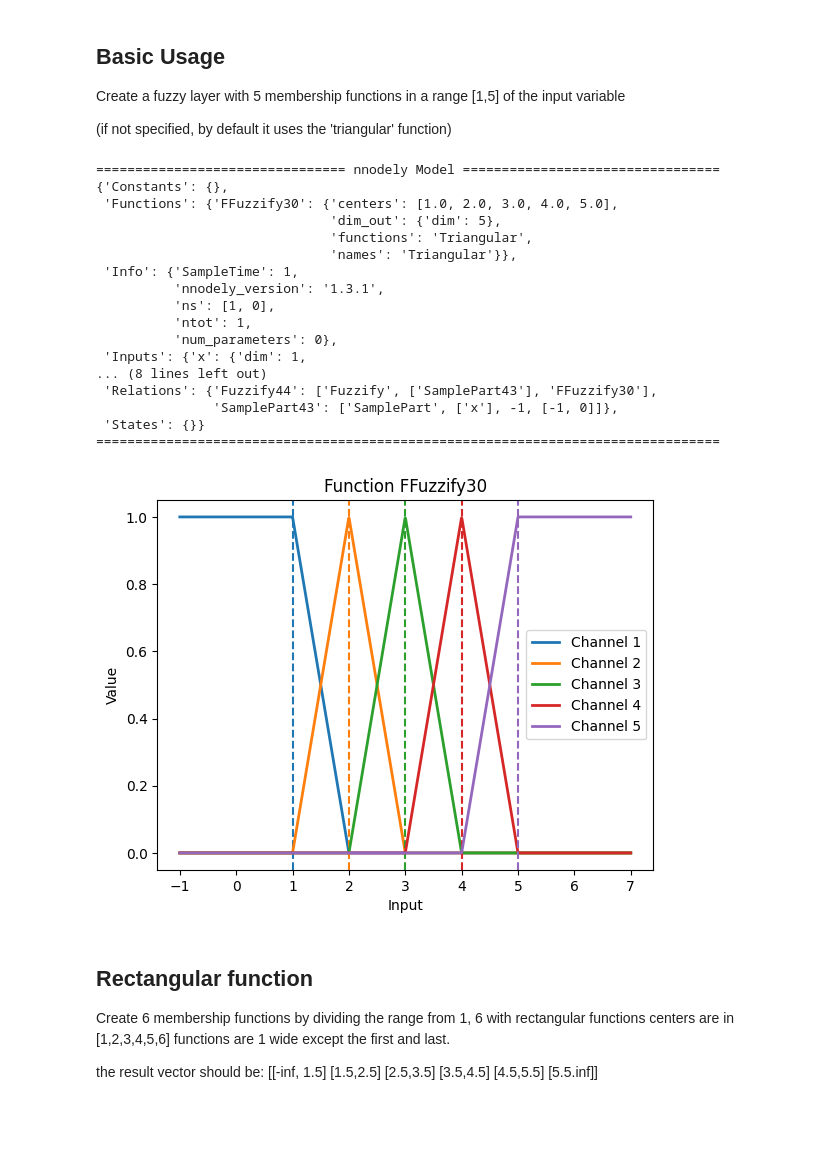
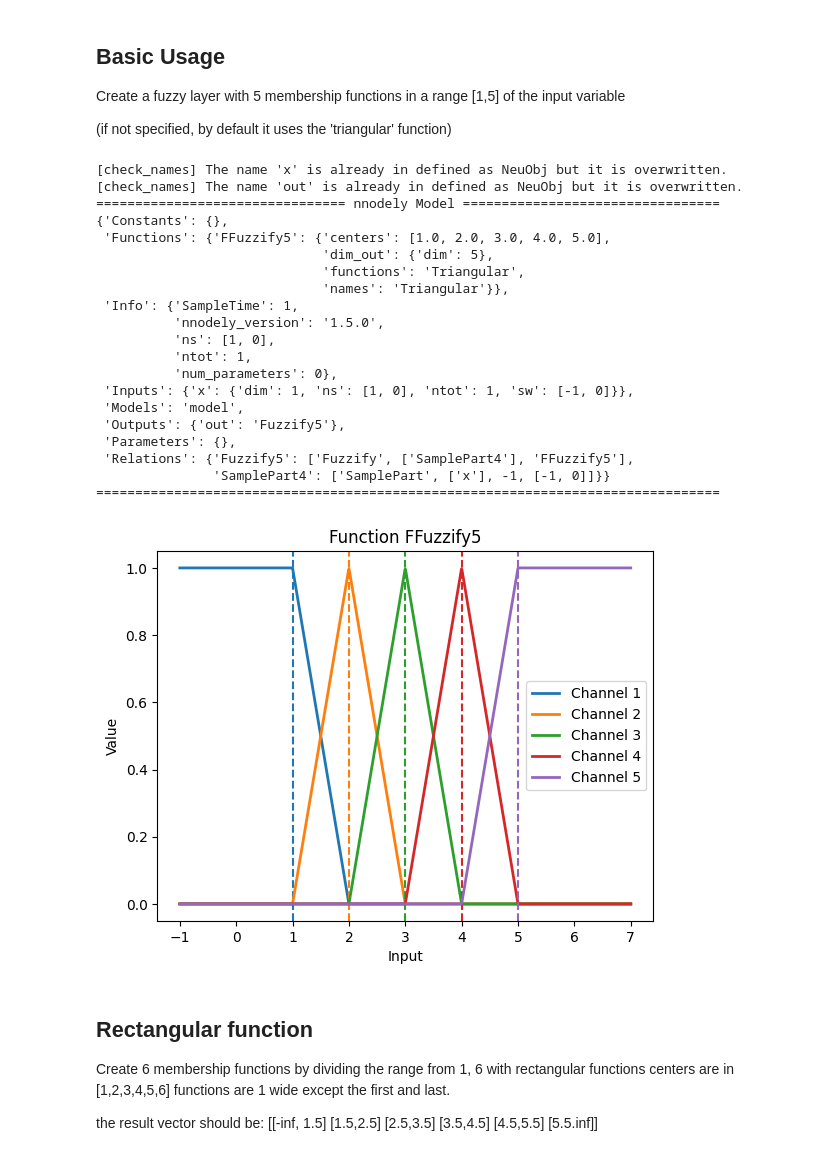
Before and after one commit to Francesco-Baroni/nnodely, a Jupyter notebook: examples/fuzzify.ipynb, the cells around one changed output. Cells and saved outputs as stored; diff of their text form; code cells hidden in the pictures; blank space fills up the shorter version.

Commit message:
update notebook examples

```diff
--- a/examples/fuzzify.ipynb
+++ b/examples/fuzzify.ipynb
@@ -14,35 +15,36 @@ Create a fuzzy layer with 5 membership functions in a range [1,5] of the input v
 
 (if not specified, by default it uses the 'triangular' function)
 # %%
-relation.NeuObj.names = []
-
 x = Input('x')
 fuz = Fuzzify(5,[1,5])
 out = Output('out',fuz(x.last()))
 
 example = Modely(visualizer=MPLNotebookVisualizer())
 example.addModel('model',out)
 example.neuralizeModel()
-example.visualizer.showFunctions(list(example.model_def['Functions'].keys()))
+example.visualizer.showFunctions(list(example._model_def['Functions'].keys()))
 # %% [output]
+[check_names] The name 'x' is already in defined as NeuObj but it is overwritten.
+[check_names] The name 'out' is already in defined as NeuObj but it is overwritten.
 ================================ nnodely Model =================================
 {'Constants': {},
- 'Functions': {'FFuzzify30': {'centers': [1.0, 2.0, 3.0, 4.0, 5.0],
-                              'dim_out': {'dim': 5},
-                              'functions': 'Triangular',
-                              'names': 'Triangular'}},
+ 'Functions': {'FFuzzify5': {'centers': [1.0, 2.0, 3.0, 4.0, 5.0],
+                             'dim_out': {'dim': 5},
+                             'functions': 'Triangular',
+                             'names': 'Triangular'}},
  'Info': {'SampleTime': 1,
-          'nnodely_version': '1.3.1',
+          'nnodely_version': '1.5.0',
           'ns': [1, 0],
           'ntot': 1,
           'num_parameters': 0},
- 'Inputs': {'x': {'dim': 1,
-... (8 lines left out)
- 'Relations': {'Fuzzify44': ['Fuzzify', ['SamplePart43'], 'FFuzzify30'],
-               'SamplePart43': ['SamplePart', ['x'], -1, [-1, 0]]},
- 'States': {}}
+ 'Inputs': {'x': {'dim': 1, 'ns': [1, 0], 'ntot': 1, 'sw': [-1, 0]}},
+ 'Models': 'model',
+ 'Outputs': {'out': 'Fuzzify5'},
+ 'Parameters': {},
+ 'Relations': {'Fuzzify5': ['Fuzzify', ['SamplePart4'], 'FFuzzify5'],
+               'SamplePart4': ['SamplePart', ['x'], -1, [-1, 0]]}}
 ================================================================================
-[figure, old version]
+[figure, new version]
 # %% [markdown]
 ## Rectangular function
 
```
Also changed, not shown: parts of 5 cells of this notebook, 15 other files.
